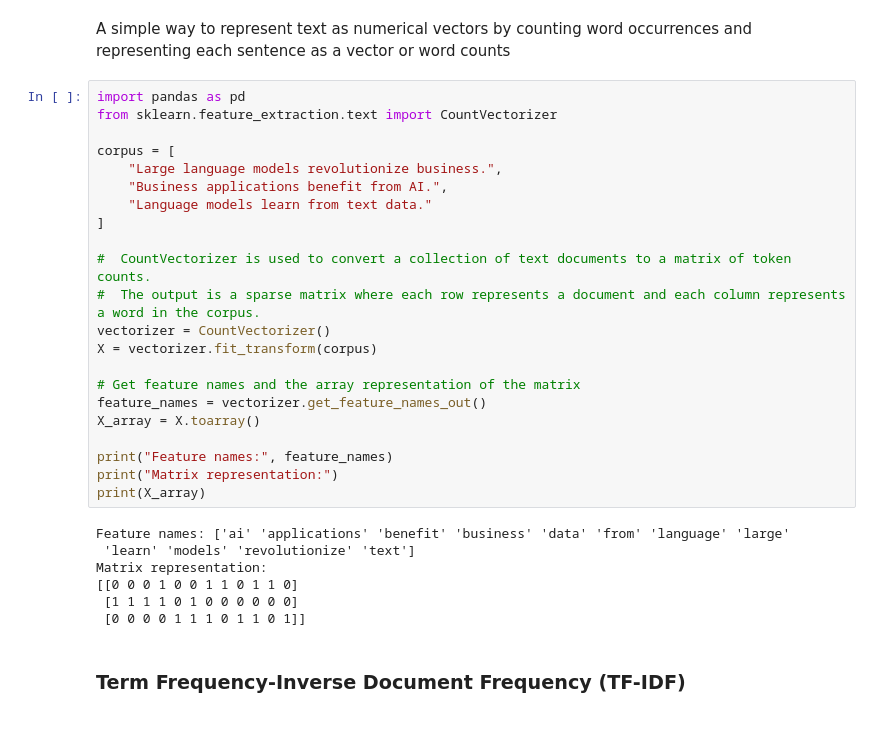
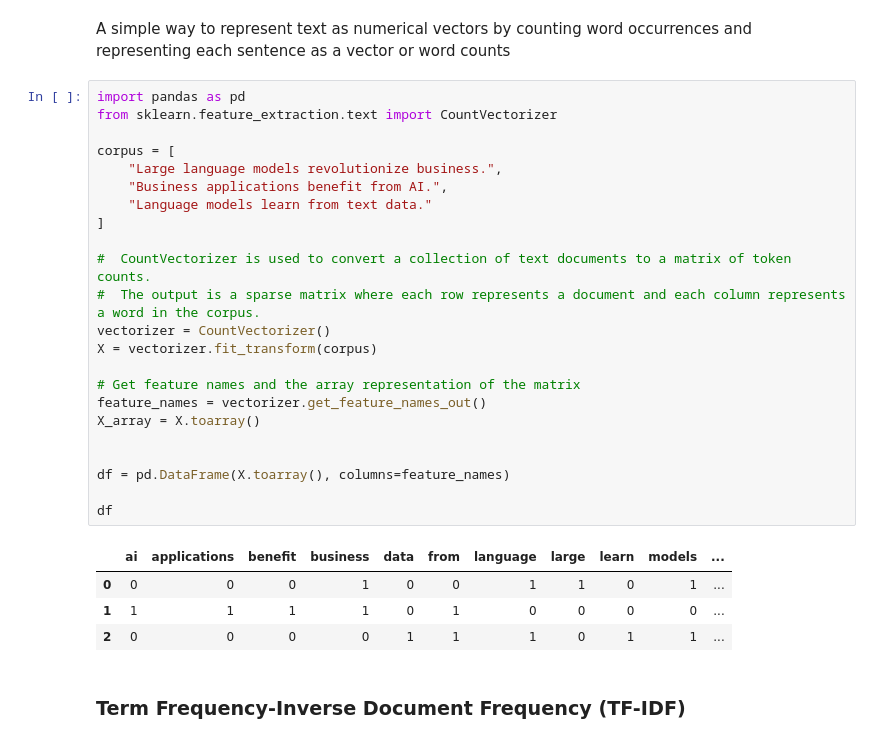
Before and after one commit to msfasha/307307-BI-Methods, a Jupyter notebook: 20242-NLP-LLM/lecture notes/Part 1 - Introduction to NLP/1-introduction_to_nlp.ipynb, the cells around one changed output. Drawn from its saved outputs; the diff is of its cells as text.

```diff
--- a/20242-NLP-LLM/lecture notes/Part 1 - Introduction to NLP/1-introduction_to_nlp.ipynb
+++ b/20242-NLP-LLM/lecture notes/Part 1 - Introduction to NLP/1-introduction_to_nlp.ipynb
@@ -123,32 +120,31 @@ A simple way to represent text as numerical vectors by counting word occurrences
 # %%
 import pandas as pd
 from sklearn.feature_extraction.text import CountVectorizer
 
 corpus = [
     "Large language models revolutionize business.",
     "Business applications benefit from AI.",
     "Language models learn from text data."
 ]
 
 #  CountVectorizer is used to convert a collection of text documents to a matrix of token counts.
 #  The output is a sparse matrix where each row represents a document and each column represents a word in the corpus.
 vectorizer = CountVectorizer()
 X = vectorizer.fit_transform(corpus)
 
 # Get feature names and the array representation of the matrix
 feature_names = vectorizer.get_feature_names_out()
 X_array = X.toarray()
 
-print("Feature names:", feature_names)
-print("Matrix representation:")
-print(X_array)
+
+df = pd.DataFrame(X.toarray(), columns=feature_names)
+
+df
 # %% [output]
-Feature names: ['ai' 'applications' 'benefit' 'business' 'data' 'from' 'language' 'large'
- 'learn' 'models' 'revolutionize' 'text']
-Matrix representation:
-[[0 0 0 1 0 0 1 1 0 1 1 0]
- [1 1 1 1 0 1 0 0 0 0 0 0]
- [0 0 0 0 1 1 1 0 1 1 0 1]]
+|  | ai | applications | benefit | business | data | from | language | large | learn | models | ... |
+| 0 | 0 | 0 | 0 | 1 | 0 | 0 | 1 | 1 | 0 | 1 | ... |
+| 1 | 1 | 1 | 1 | 1 | 0 | 1 | 0 | 0 | 0 | 0 | ... |
+| 2 | 0 | 0 | 0 | 0 | 1 | 1 | 1 | 0 | 1 | 1 | ... |
 # %% [markdown]
 ### Term Frequency-Inverse Document Frequency (TF-IDF)
 # %%
```
Also changed, not shown: parts of 4 cells of this notebook, 1 other file.
